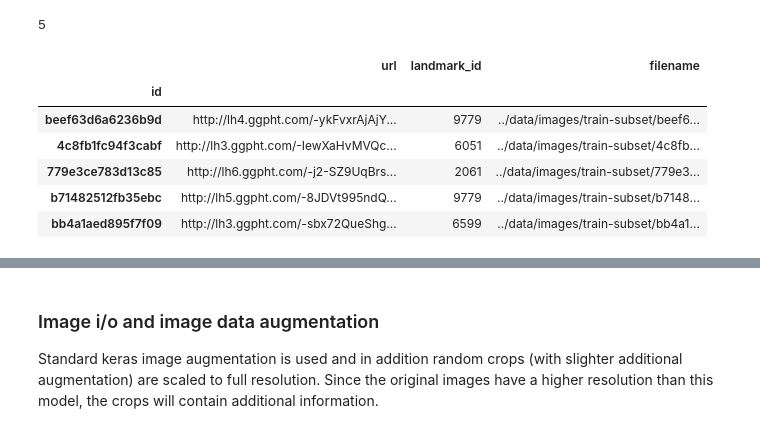
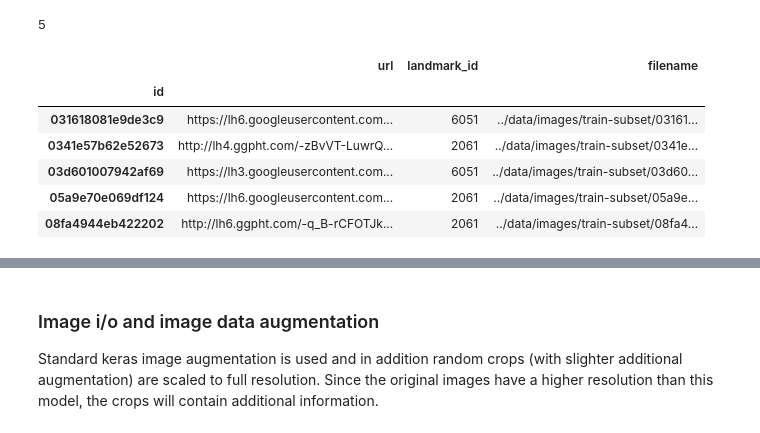
Before and after one commit to TylerYep/landmark, a Jupyter notebook: baseline/landmarks-xception-tyler.ipynb, the cells around one changed output, grey strips where cells are left out. Drawn from its saved outputs; the diff is of its cells as text; code cells hidden in the pictures.

```diff
--- a/baseline/landmarks-xception-tyler.ipynb
+++ b/baseline/landmarks-xception-tyler.ipynb
@@ -88,20 +90,20 @@ if n_cat_train != n_cat:
 5
 # %%
 # if not basic_version:
-dev_image_files = glob.glob(dev_path + '*.jpg')
+dev_image_files = [dev_path + file for file in os.listdir(dev_path) if file.endswith('.jpg')]
 dev_image_ids = [image_file.replace(
     '.jpg', '').replace(dev_path, '') for image_file in dev_image_files]
 dev_info = train_info_full.loc[dev_image_ids]
 dev_info['filename'] = pd.Series(dev_image_files, index=dev_image_ids)
 dev_info.head()
 # %% [output]
 |  | url | landmark_id | filename |
 | id |  |  |  |
-| beef63d6a6236b9d | http://lh4.ggpht.com/-ykFvxrAjAjY... | 9779 | ../data/images/train-subset/beef6... |
-| 4c8fb1fc94f3cabf | http://lh3.ggpht.com/-IewXaHvMVQc... | 6051 | ../data/images/train-subset/4c8fb... |
-| 779e3ce783d13c85 | http://lh6.ggpht.com/-j2-SZ9UqBrs... | 2061 | ../data/images/train-subset/779e3... |
-| b71482512fb35ebc | http://lh5.ggpht.com/-8JDVt995ndQ... | 9779 | ../data/images/train-subset/b7148... |
-| bb4a1aed895f7f09 | http://lh3.ggpht.com/-sbx72QueShg... | 6599 | ../data/images/train-subset/bb4a1... |
+| 031618081e9de3c9 | https://lh6.googleusercontent.com... | 6051 | ../data/images/train-subset/03161... |
+| 0341e57b62e52673 | http://lh4.ggpht.com/-zBvVT-LuwrQ... | 2061 | ../data/images/train-subset/0341e... |
+| 03d601007942af69 | https://lh3.googleusercontent.com... | 6051 | ../data/images/train-subset/03d60... |
+| 05a9e70e069df124 | https://lh6.googleusercontent.com... | 2061 | ../data/images/train-subset/05a9e... |
+| 08fa4944eb422202 | http://lh6.ggpht.com/-q_B-rCFOTJk... | 2061 | ../data/images/train-subset/08fa4... |
 # %%
 if not basic_version:
     test_info_full = pd.read_csv('../data/test.csv', index_col='id')
```
Also changed, not shown: parts of 5 cells of this notebook, 2 other files.
